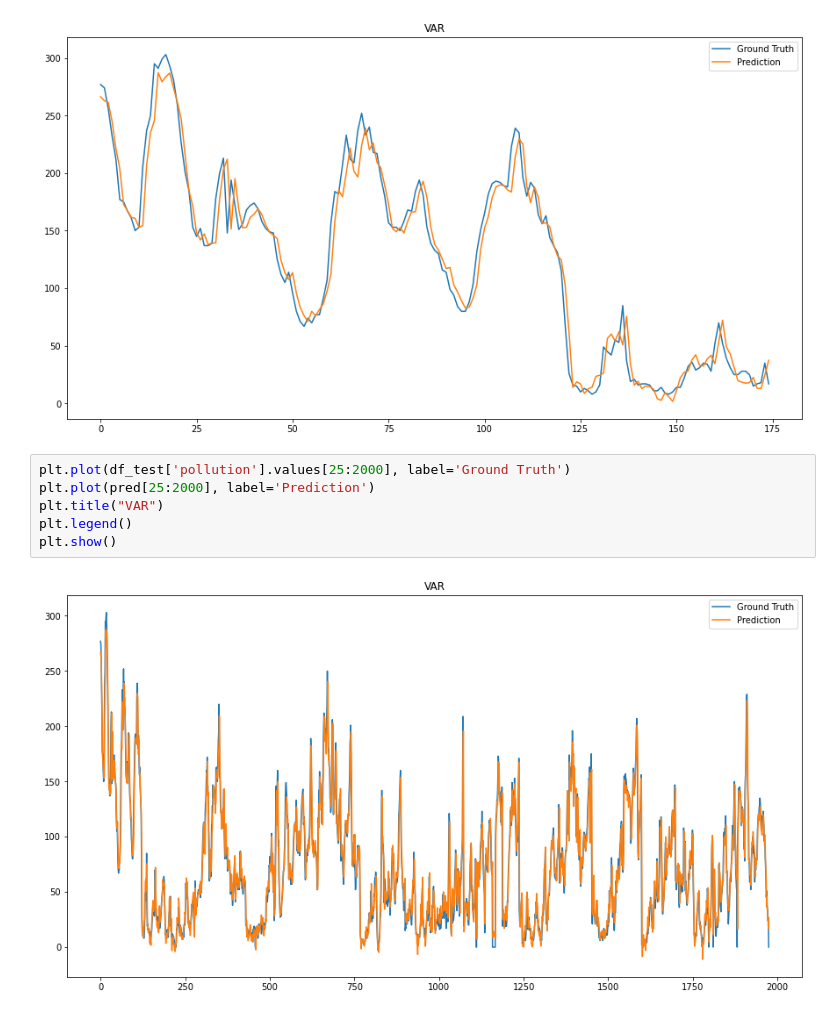
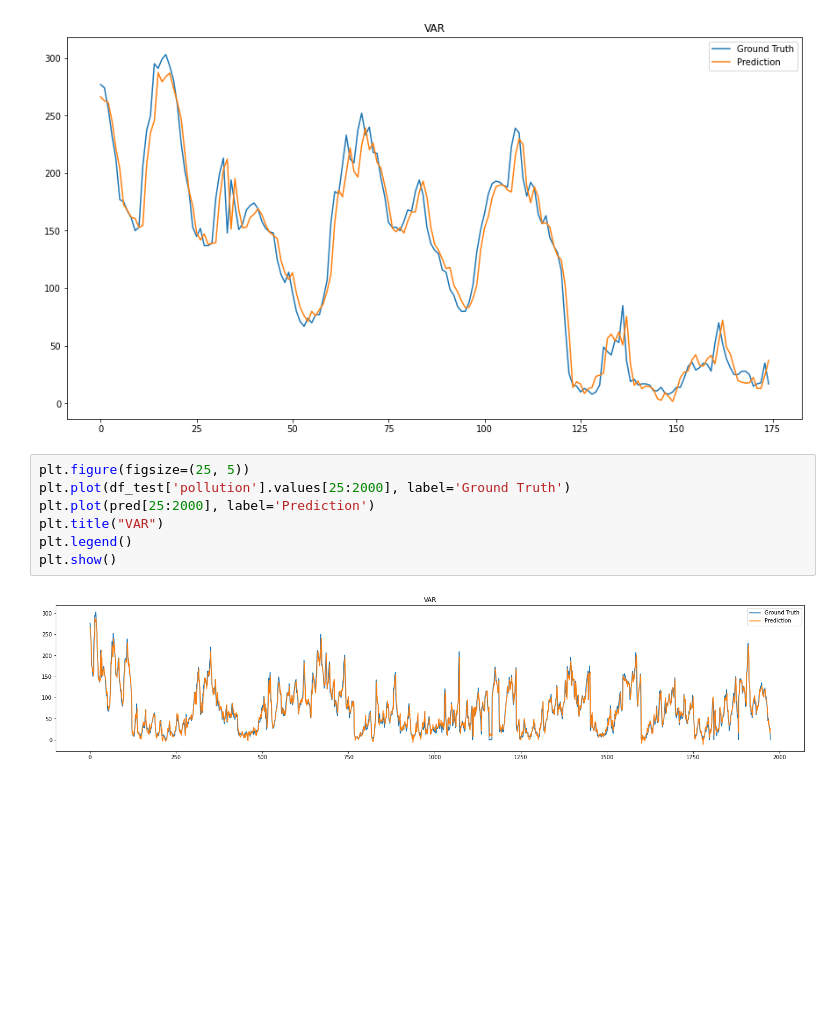
Before and after one commit to ttezy/Time-Sequence-Analysis, a Jupyter notebook: VAR_Multivariate.ipynb, the cells around one changed output. Saved outputs shown, nothing was run; the diff lists cells and outputs as text; blank space fills up the shorter version.

```diff
--- a/VAR_Multivariate.ipynb
+++ b/VAR_Multivariate.ipynb
@@ -264,10 +264,11 @@ plt.show()
 # %% [output]
 [figure]
 # %%
+plt.figure(figsize=(25, 5))
 plt.plot(df_test['pollution'].values[25:2000], label='Ground Truth')
 plt.plot(pred[25:2000], label='Prediction')
 plt.title("VAR")
 plt.legend()
 plt.show()
 # %% [output]
-[figure, old version]
+[figure, new version]
```
